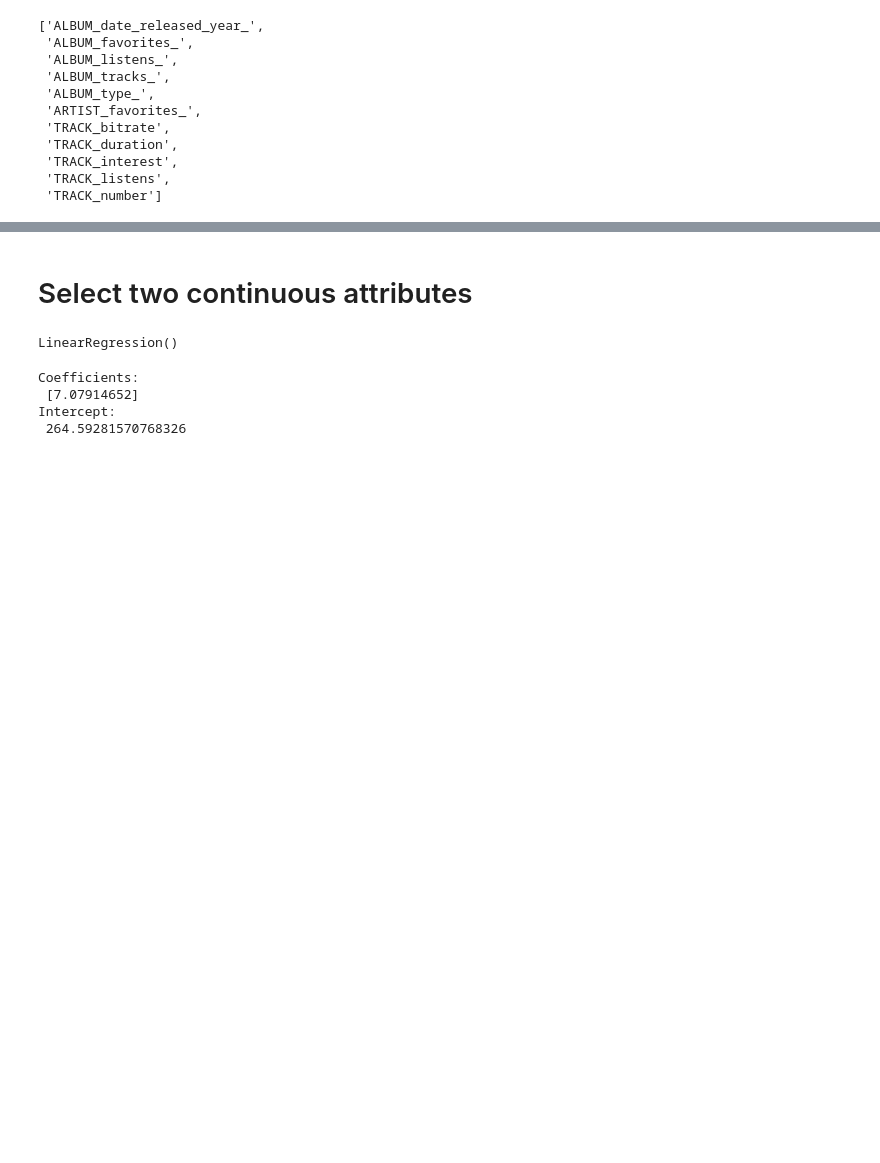
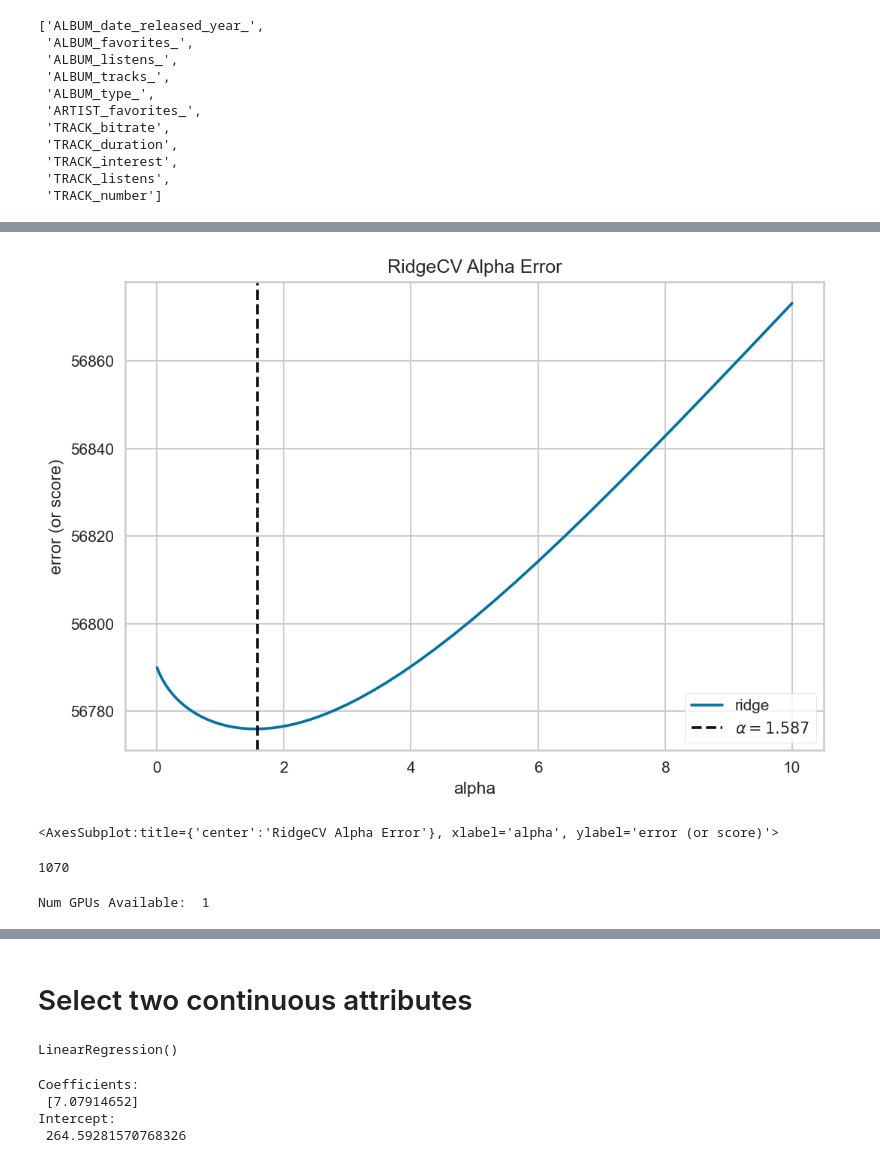
Before and after one commit to cri98li/Data-Mining-2-Project-ts-classification, a Jupyter notebook: Fase 2.3 (Regressione).ipynb, the cells around one changed output, grey strips where cells are left out. Cells and saved outputs as stored; diff of their text form; code cells hidden in the pictures; blank space fills up the shorter version.

```diff
--- a/Fase 2.3 (Regressione).ipynb
+++ b/Fase 2.3 (Regressione).ipynb
@@ -213,3 +216,16 @@ for col in column2encode:
     le = LabelEncoder()
     df[col] = le.fit_transform(df[col])
     label_encoders[col] = le
+# %%
+attributes = list()
+corr = df[features].corrwith(other=df["TRACK_duration"])
+
+
+for i in range(0, len(corr)):
+    key = corr.keys()[i]
+    value = corr[i]
+    if (abs(value) > .0) & (key != 'TRACK_duration'):
+        attributes.append(key)
+    #print(key, "   ", abs(value))
+
+attributes
@@ -215,0 +322,12 @@ for col in column2encode:
+# %%
+alphas = np.logspace(-10, 1, 400)
+
+# Instantiate the linear model and visualizer
+model = RidgeCV(alphas=alphas)
+visualizer = AlphaSelection(model)
+visualizer.fit(X_train, y_train)
+plt.savefig("RidgeMulti.pdf", bbox_inches="tight")
+visualizer.show()
+# %% [output]
+[figure, added]
+<AxesSubplot:title={'center':'RidgeCV Alpha Error'}, xlabel='alpha', ylabel='error (or score)'>
@@ -215,0 +342,16 @@ for col in column2encode:
+# %%
+indiciDaDroppare = list()
+
+for i in tqdm(df.index):
+    if df[df.index == i].TRACK_duration.iloc[0] not in valori_durata_ok:
+        indiciDaDroppare.append(i)
+
+
+len(indiciDaDroppare)
+# %% [output]
+1070
+# %%
+tf.debugging.set_log_device_placement(False)
+print("Num GPUs Available: ", len(tf.config.experimental.list_physical_devices('GPU')))
+# %% [output]
+Num GPUs Available:  1
```
Also changed, not shown: parts of 20 cells of this notebook, 2 other files.
